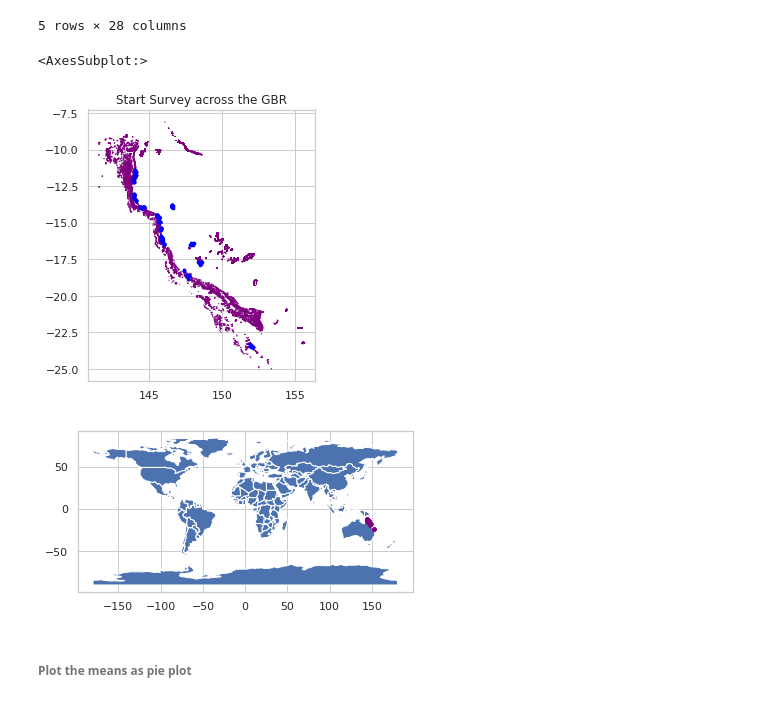
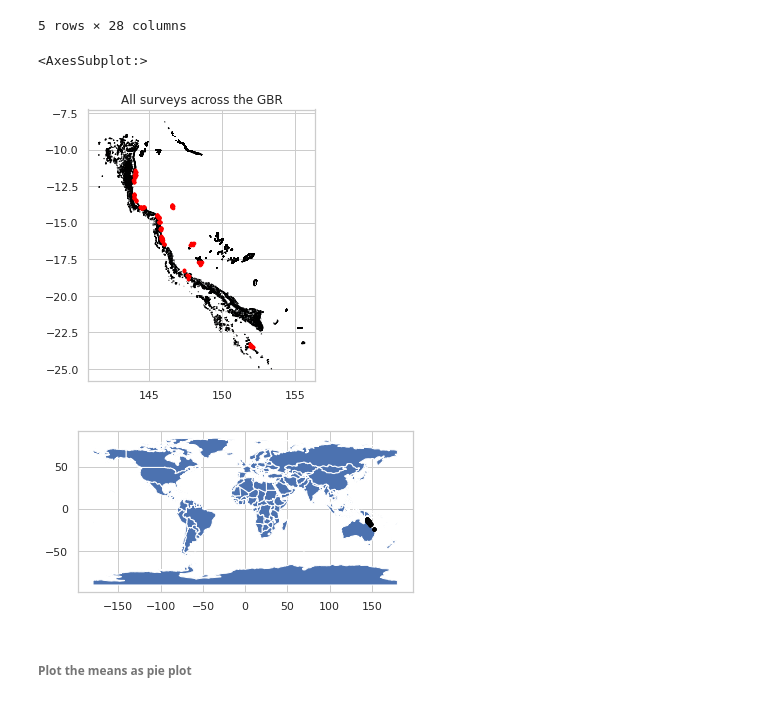
Before and after one commit to LaviSchlyter/Coral-Reef-preservation, a Jupyter notebook: Code/Coral_data_presentation.ipynb, the cells around one changed output. Cells and saved outputs as stored; diff of their text form; code cells hidden in the pictures.

```diff
--- a/Code/Coral_data_presentation.ipynb
+++ b/Code/Coral_data_presentation.ipynb
@@ -100,26 +115,26 @@ Benthic.head()
 # %%
 # Map of the world
 world = gpd.read_file(gpd.datasets.get_path('naturalearth_lowres'))
 Survey_AUS_end = Survey_AUS.copy()
 # Data frame with start survey coordinates as geometric points
 gSurvey = gpd.GeoDataFrame(Survey_AUS, geometry = gpd.points_from_xy(Survey_AUS.lng_start, Survey_AUS.lat_start))
 
 gSurvey_end = gpd.GeoDataFrame(Survey_AUS_end, geometry = gpd.points_from_xy(Survey_AUS.lng_end, Survey_AUS.lat_end))
 
 # Map of GBR
 shx = gpd.read_file("../Data/GBR_shapes_surveys/Reefs_GBR.shx")
-ax = shx.plot(figsize=(15, 5), edgecolor='purple')
-ax.set_title("Start Survey across the GBR")
+ax = shx.plot(figsize=(15, 5), edgecolor='black')
+ax.set_title("All surveys across the GBR")
 
 # Plot the survey points on the GBR map
-gSurvey.plot(ax = ax, color = 'blue',markersize=7)
+gSurvey.plot(ax = ax, color = 'red',markersize=7)
 
 # Plot the survey points on the world map
 ax_world = world.plot()
-gSurvey.plot(ax = ax_world, color = 'purple',markersize=7)
+gSurvey.plot(ax = ax_world, color = 'black',markersize=7)
 # %% [output]
 <AxesSubplot:>
-[figure, old version]
+[figure, new version]
-[figure, old version]
+[figure, new version]
 # %%
 # Take the mean of the percentage cover for the whole dataframe
```
Also changed, not shown: parts of 37 cells of this notebook.
